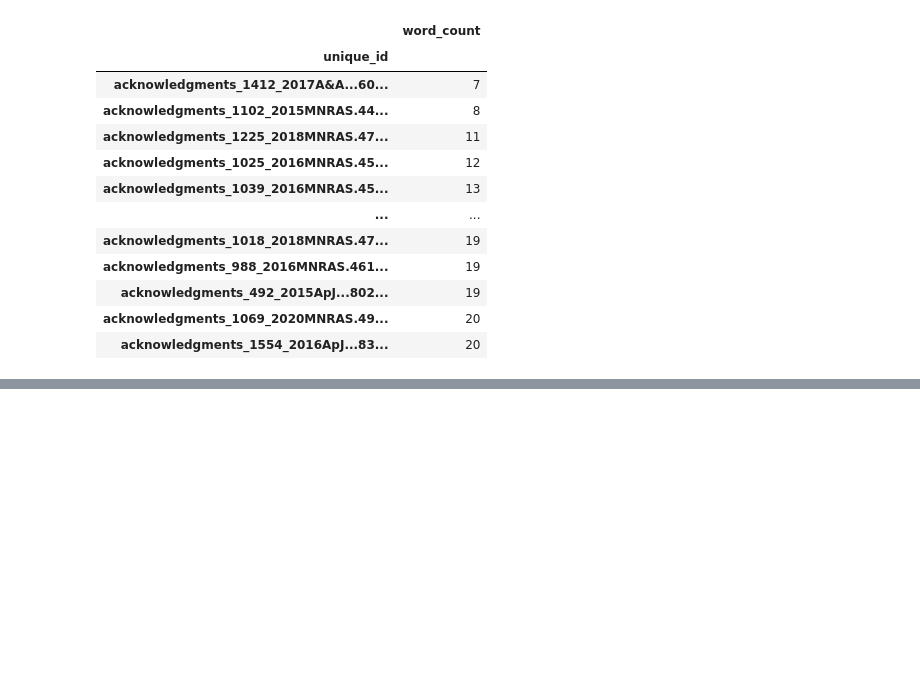
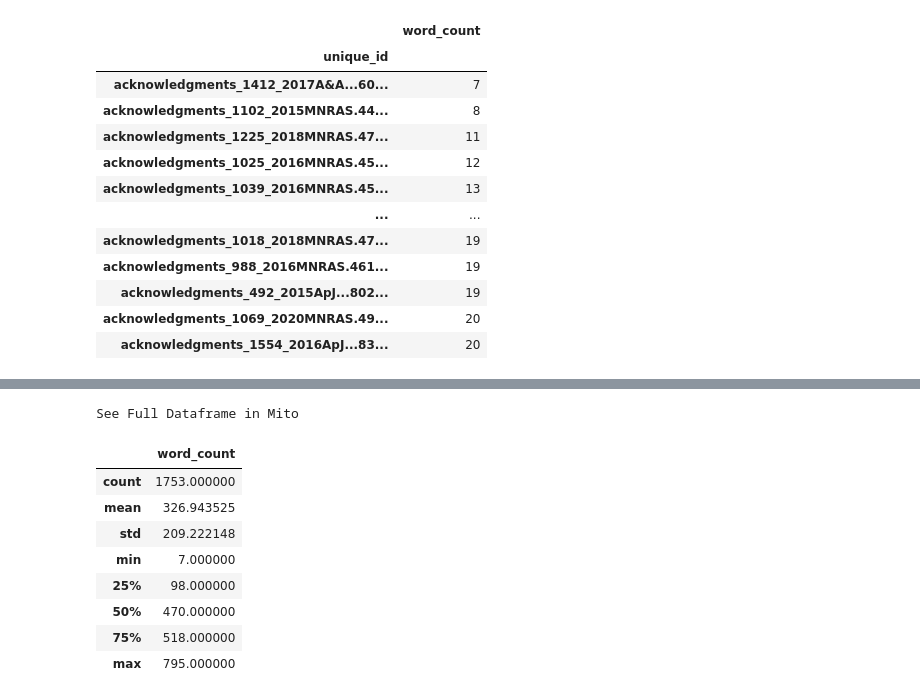
Before and after one commit to BhardwajAnshul/NER-Project, a Jupyter notebook: EDA.ipynb, the cells around one changed output, grey strips where cells are left out. Saved outputs shown, nothing was run; the diff lists cells and outputs as text; code cells hidden in the pictures; blank space fills up the shorter version.

```diff
--- a/EDA.ipynb
+++ b/EDA.ipynb
@@ -176,3 +202,5 @@ See Full Dataframe in Mito
 | acknowledgments_492_2015ApJ...802... | 19 |
 | acknowledgments_1069_2020MNRAS.49... | 20 |
 | acknowledgments_1554_2016ApJ...83... | 20 |
+# %%
+temp = df.groupby('unique_id').agg(word_count = ('unique_id', 'count')).sort_values('word_count')
@@ -178,0 +224,13 @@ See Full Dataframe in Mito
+# %%
+temp.describe()
+# %% [output]
+See Full Dataframe in Mito
+|  | word_count |
+| count | 1753.000000 |
+| mean | 326.943525 |
+| std | 209.222148 |
+| min | 7.000000 |
+| 25% | 98.000000 |
+| 50% | 470.000000 |
+| 75% | 518.000000 |
+| max | 795.000000 |
```
Also changed, not shown: parts of 27 cells of this notebook.
